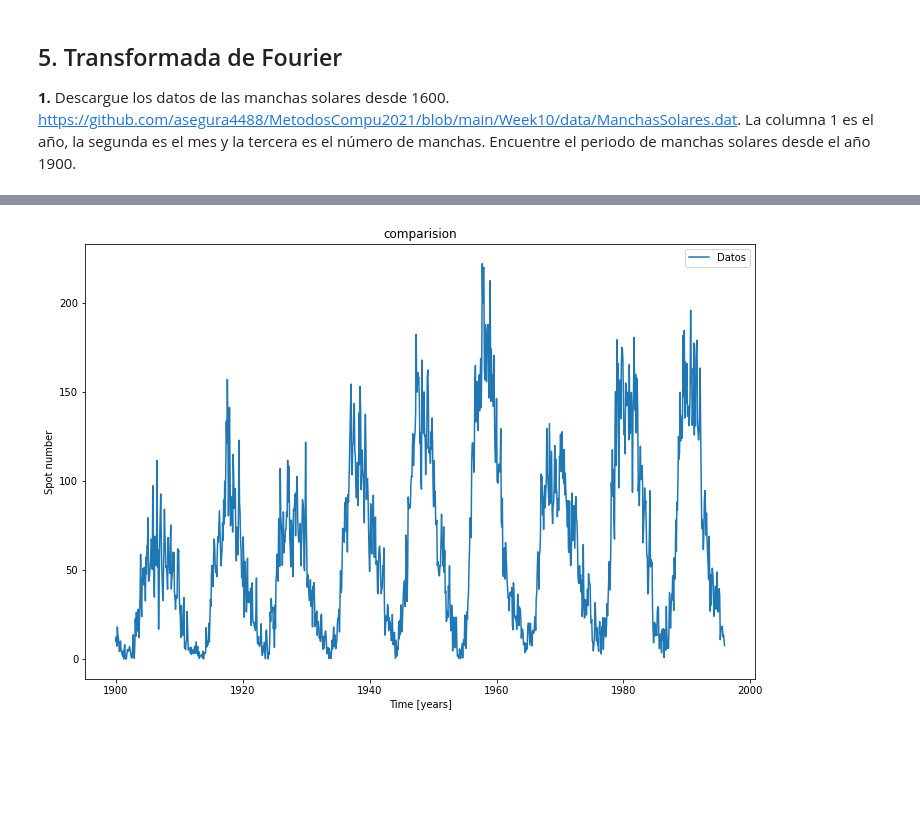
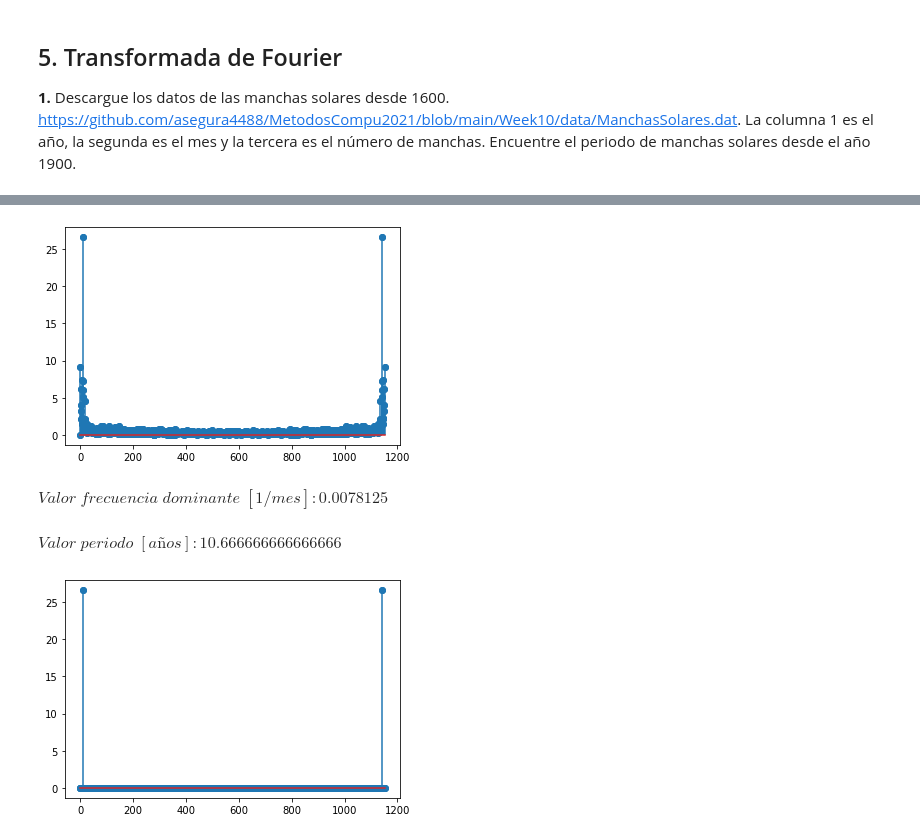
Before and after one commit to PachoDp13/Metodos_Computacionales, a Jupyter notebook: Talleres/Taller 3/Taller 3.ipynb, the cells around one changed output, grey strips where cells are left out. Saved outputs shown, nothing was run; the diff lists cells and outputs as text; code cells hidden in the pictures; blank space fills up the shorter version.

```diff
--- a/Talleres/Taller 3/Taller 3.ipynb
+++ b/Talleres/Taller 3/Taller 3.ipynb
@@ -271,27 +369,34 @@ plt.scatter(frecuencias[mask], np.abs(fftManchas[mask])/N)
-# %%
-
-
-def func(x, a, b, c, d):
-	return a * np.sin(b*x+c)+d
-popt, pcov = curve_fit(func, Tiempo, NManchas)
-
-
-
-fig = plt.figure(figsize =  (12, 8))
-ax = plt.axes()
-
-ax.set_xlabel("Time [years]")
-ax.set_ylabel("Spot number")
-ax.set_title("comparision")
-
-plt.plot(Tiempo, NManchas, label="Datos")
-
-x = np.linspace(np.amin(Tiempo), np.amax(Tiempo), 200)
-y = func(x, popt[0], popt[1], popt[2], popt[3])
-#plt.plot(x,y, label="Fit!")
-
-ax.legend()
-
-plt.show()
-# %% [output]
-[figure, removed]
+# %%
+# Ahora realizamos una FFT para pasar al espacio de frecuencias
+
+N = len(NManchas)
+FFT = np.fft.fft(NManchas)
+Frecuencias = np.fft.fftfreq(N, 1)
+FFTA = np.abs(FFT)
+plt.scatter(np.arange(N), np.abs(FFT/N))
+plt.stem(np.arange(N), np.abs(FFT/N))
+plt.show()
+# %% [output]
+[figure, added]
+# %%
+# Encontramos la frecuencia dominante de los datos
+
+ii = np.argmax(FFTA)
+ii_A = np.abs(Frecuencias) > (Frecuencias[ii])
+ii_B = np.abs(Frecuencias) < (Frecuencias[ii])
+FFT[ii_A | ii_B ] = 0
+
+MiFrec = Frecuencias[ii]
+periodo = 1/(12*MiFrec)
+display(Latex(r'$Valor \; frecuencia \; dominante\;  [1/mes]: '+ str(MiFrec)+'$'))
+display(Latex(r'$Valor \; periodo \; [años]: '+ str(periodo)+'$'))
+
+# Graficamos las frecuencias filtradas
+
+plt.scatter(np.arange(N), np.abs(FFT/N))
+plt.stem(np.arange(N), np.abs(FFT/N))
+plt.show()
+# %% [output]
+$Valor \; frecuencia \; dominante\;  [1/mes]: 0.0078125$
+$Valor \; periodo \; [años]: 10.666666666666666$
+[figure, added]
```
Also changed, not shown: parts of 26 cells of this notebook.
